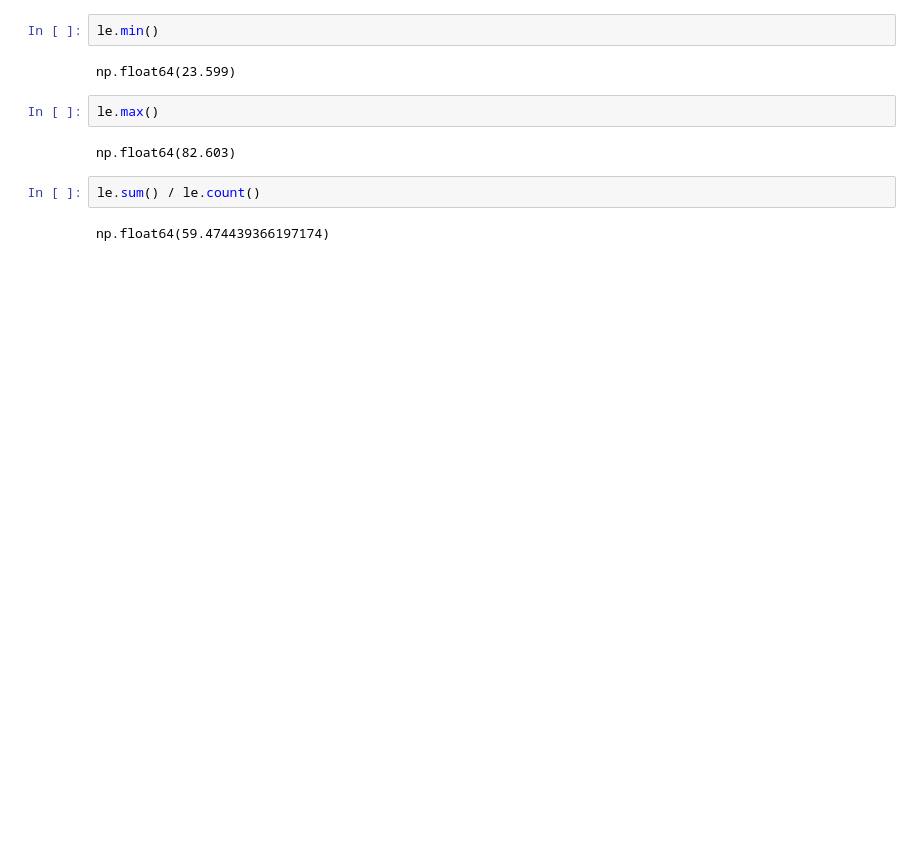
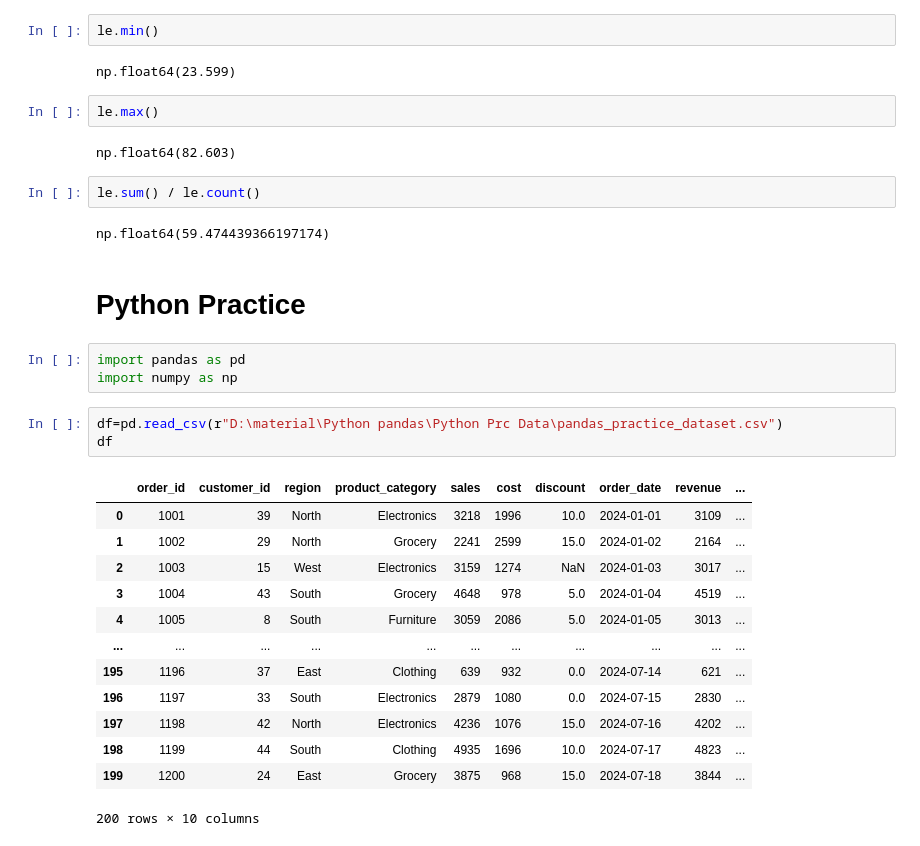
Before and after one commit to Jnanaranjan07/Data_Analysis_Using_Pandas, a Jupyter notebook: python .ipynb, the cells around one changed output. Cells and saved outputs as stored; diff of their text form; blank space fills up the shorter version.

```diff
--- a/python .ipynb
+++ b/python .ipynb
@@ -368,3 +368,25 @@ np.float64(82.603)
 le.sum() / le.count()
 # %% [output]
 np.float64(59.474439366197174)
+# %% [markdown]
+# Python Practice
+# %%
+import pandas as pd
+import numpy as np
+# %%
+df=pd.read_csv(r"D:\material\Python pandas\Python Prc Data\pandas_practice_dataset.csv")
+df
+# %% [output]
+|  | order_id | customer_id | region | product_category | sales | cost | discount | order_date | revenue | ... |
+| 0 | 1001 | 39 | North | Electronics | 3218 | 1996 | 10.0 | 2024-01-01 | 3109 | ... |
+| 1 | 1002 | 29 | North | Grocery | 2241 | 2599 | 15.0 | 2024-01-02 | 2164 | ... |
+| 2 | 1003 | 15 | West | Electronics | 3159 | 1274 | NaN | 2024-01-03 | 3017 | ... |
+| 3 | 1004 | 43 | South | Grocery | 4648 | 978 | 5.0 | 2024-01-04 | 4519 | ... |
+| 4 | 1005 | 8 | South | Furniture | 3059 | 2086 | 5.0 | 2024-01-05 | 3013 | ... |
+| ... | ... | ... | ... | ... | ... | ... | ... | ... | ... | ... |
+| 195 | 1196 | 37 | East | Clothing | 639 | 932 | 0.0 | 2024-07-14 | 621 | ... |
+| 196 | 1197 | 33 | South | Electronics | 2879 | 1080 | 0.0 | 2024-07-15 | 2830 | ... |
+| 197 | 1198 | 42 | North | Electronics | 4236 | 1076 | 15.0 | 2024-07-16 | 4202 | ... |
+| 198 | 1199 | 44 | South | Clothing | 4935 | 1696 | 10.0 | 2024-07-17 | 4823 | ... |
+| 199 | 1200 | 24 | East | Grocery | 3875 | 968 | 15.0 | 2024-07-18 | 3844 | ... |
+200 rows × 10 columns
```
Also changed, not shown: parts of 3 cells of this notebook.
